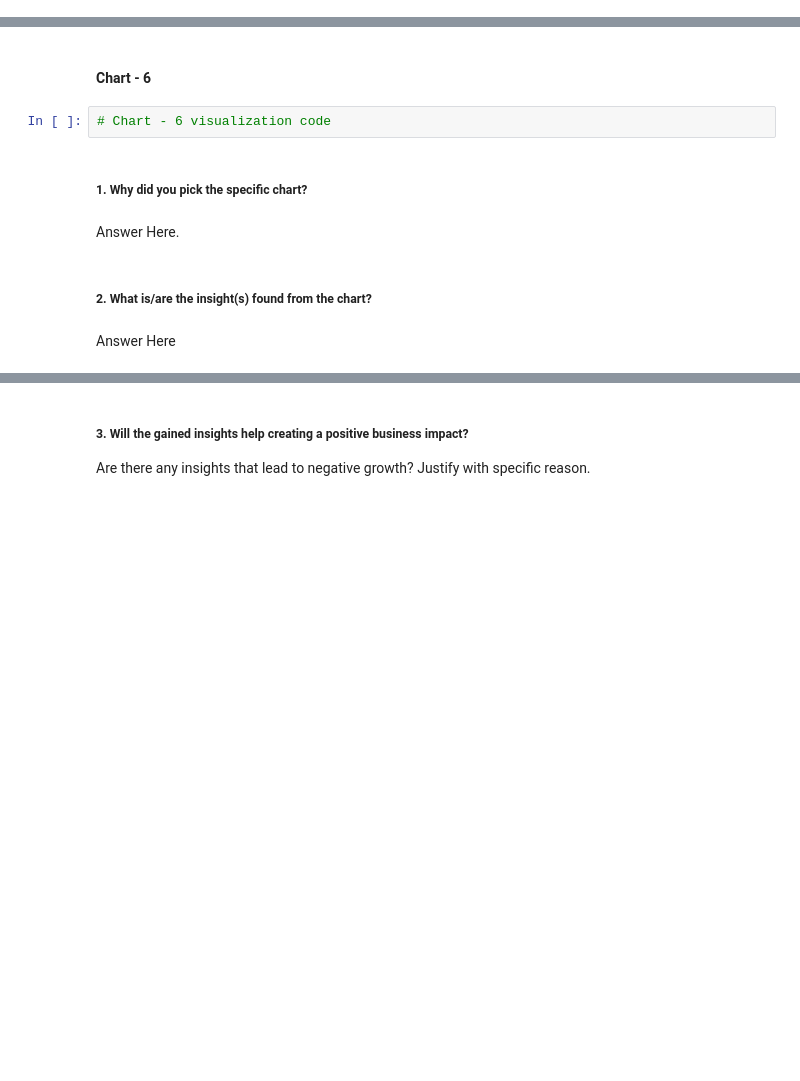
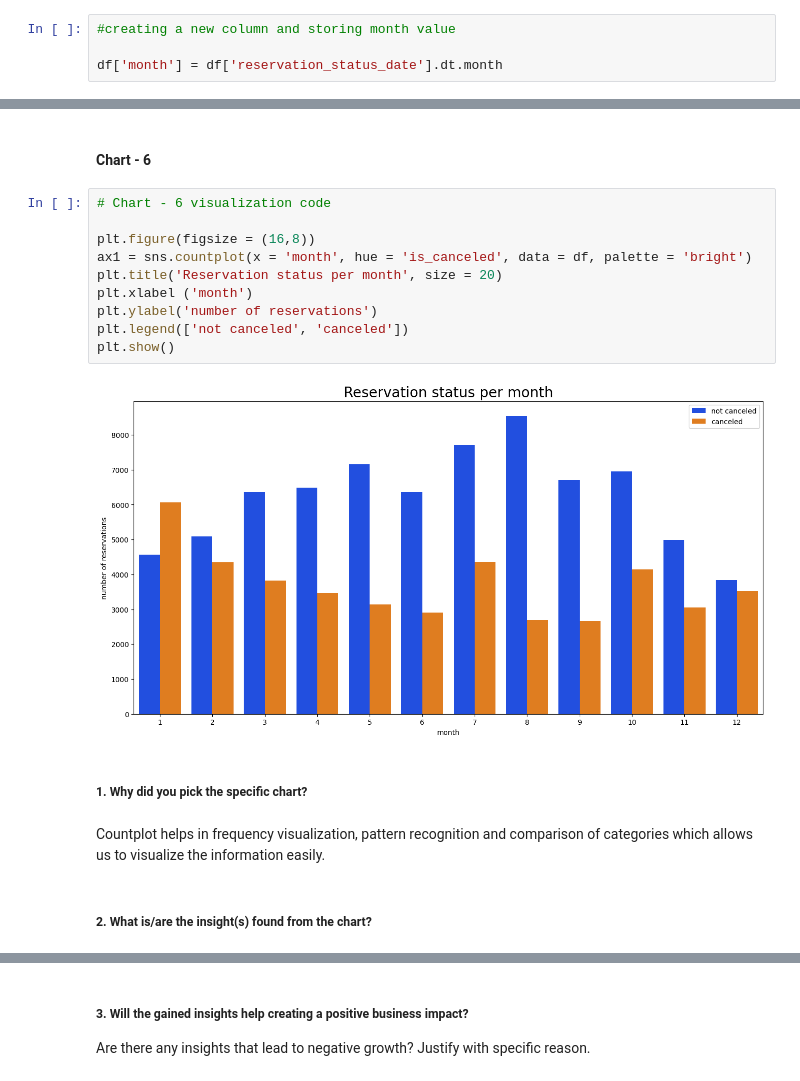
Before and after one commit to GAJABDADDY/EDA-Capstone-Project---Hotel-Booking-Analysis, a Jupyter notebook: Ashish's_EDA_Project.ipynb, the cells around one changed output, grey strips where cells are left out. Cells and saved outputs as stored; diff of their text form; blank space fills up the shorter version.

```diff
--- a/Ashish's_EDA_Project.ipynb
+++ b/Ashish's_EDA_Project.ipynb
@@ -655,3 +655,7 @@ From the above code, we can come to an conclusion that the average daily rate of
 This can be on weekends or during holiday season.
 # %% [markdown]
 To find out the reservation status per month, we will first create a new column called 'month' which extracts the month from 'reservation_status_date'.
+# %%
+#creating a new column and storing month value
+
+df['month'] = df['reservation_status_date'].dt.month
@@ -795,13 +803,21 @@ Are there any insights that lead to negative growth? Justify with specific reaso
 We can understand better when and by how much City and Resort Hotel's daily rate differs according to different times due to this visualization.
 # %% [markdown]
 #### Chart - 6
-# %%
-# Chart - 6 visualization code
+# %%
+# Chart - 6 visualization code
+
+plt.figure(figsize = (16,8))
+ax1 = sns.countplot(x = 'month', hue = 'is_canceled', data = df, palette = 'bright')
+plt.title('Reservation status per month', size = 20)
+plt.xlabel ('month')
+plt.ylabel('number of reservations')
+plt.legend(['not canceled', 'canceled'])
+plt.show()
+# %% [output]
+[figure, added]
 # %% [markdown]
 ##### 1. Why did you pick the specific chart?
-# %% [markdown]
-Answer Here.
+# %% [markdown]
+Countplot helps in frequency visualization, pattern recognition and comparison of categories which allows us to visualize the information easily.
 # %% [markdown]
 ##### 2. What is/are the insight(s) found from the chart?
-# %% [markdown]
-Answer Here
```
Also changed, not shown: parts of 3 cells of this notebook.
